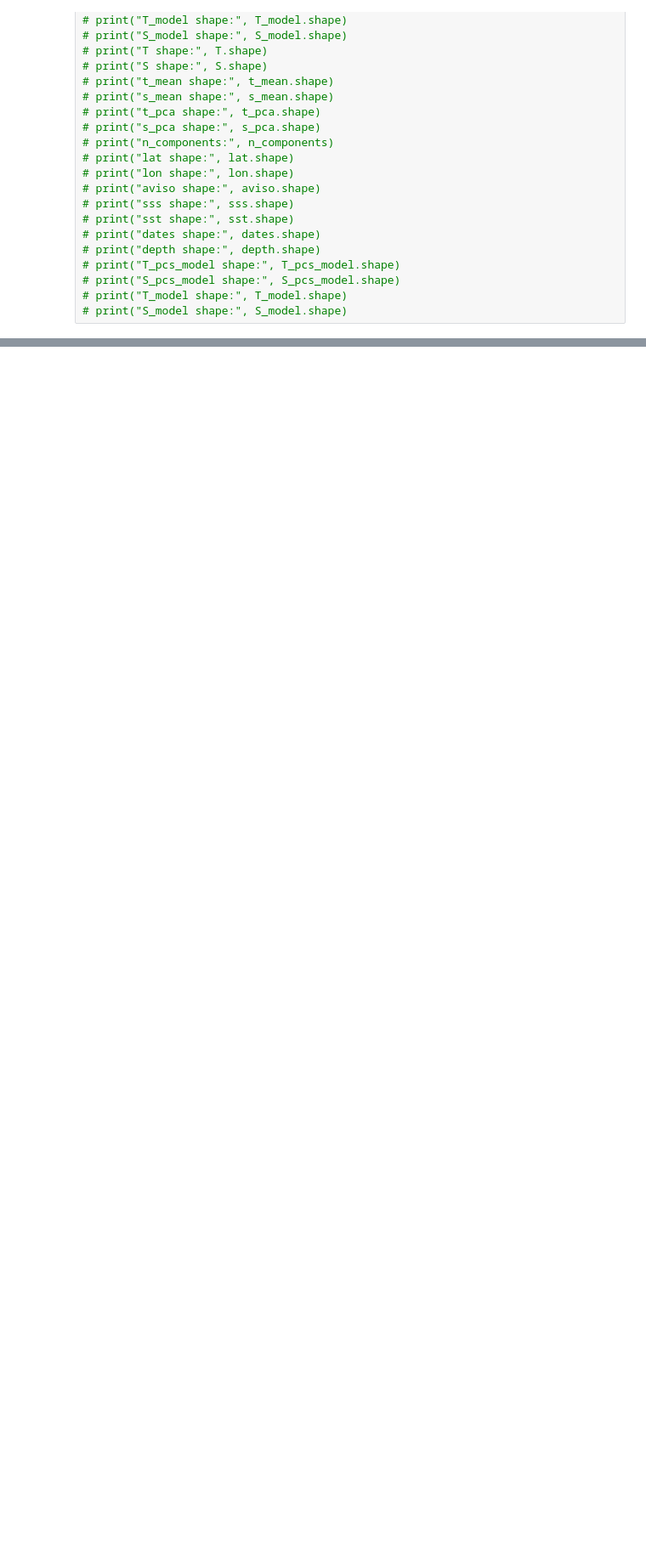
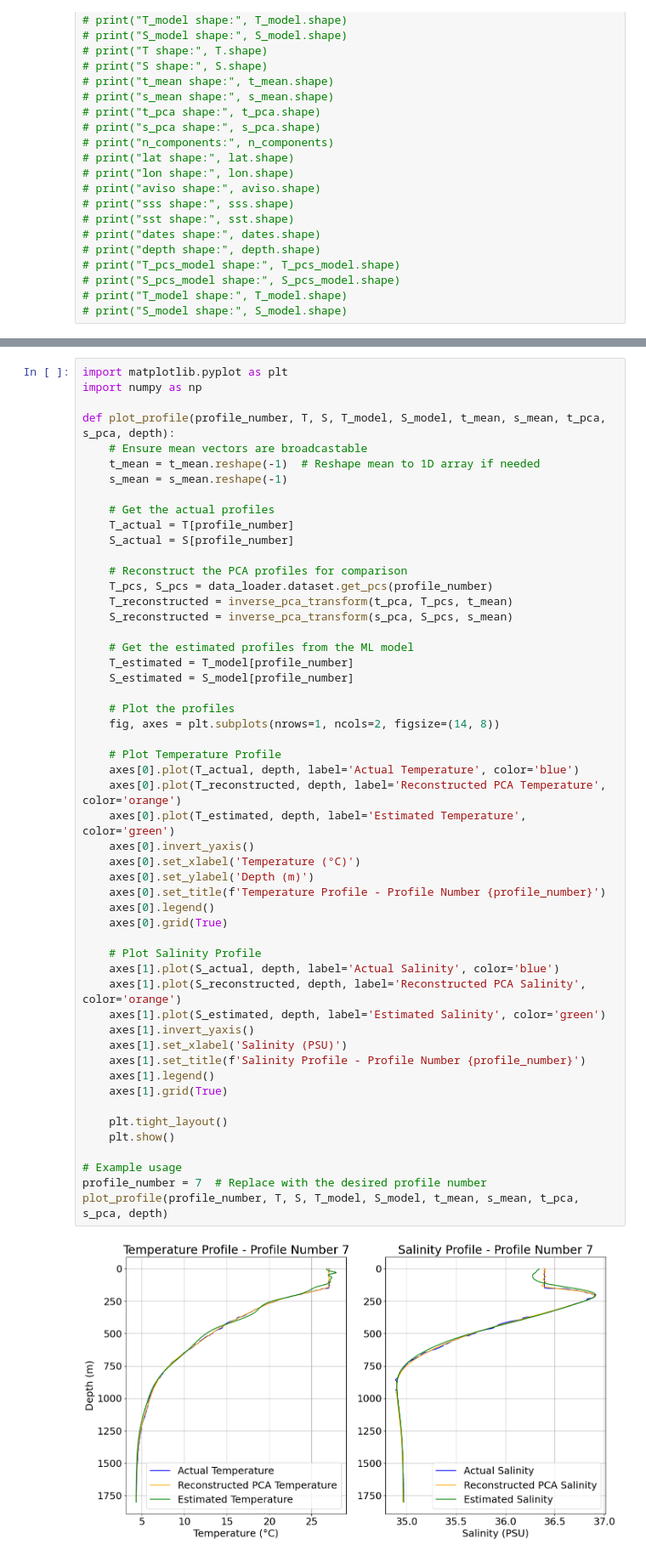
Before and after one commit to fsu-sc/ml_torch_templates, a Jupyter notebook: test.ipynb, the cells around one changed output, grey strips where cells are left out. Shown at 85% size. Cells and saved outputs as stored; diff of their text form; blank space fills up the shorter version.

```diff
--- a/test.ipynb
+++ b/test.ipynb
@@ -451,0 +467,54 @@ plot_rmse_maps(lon_bins, lat_bins, avg_nn_s_bias, num_prof_nn, "Salinity", "Bias
+# %%
+import matplotlib.pyplot as plt
+import numpy as np
+
+def plot_profile(profile_number, T, S, T_model, S_model, t_mean, s_mean, t_pca, s_pca, depth):
+    # Ensure mean vectors are broadcastable
+    t_mean = t_mean.reshape(-1)  # Reshape mean to 1D array if needed
+    s_mean = s_mean.reshape(-1)
+
+    # Get the actual profiles
+    T_actual = T[profile_number]
+    S_actual = S[profile_number]
+
+    # Reconstruct the PCA profiles for comparison
+    T_pcs, S_pcs = data_loader.dataset.get_pcs(profile_number)
+    T_reconstructed = inverse_pca_transform(t_pca, T_pcs, t_mean)
+    S_reconstructed = inverse_pca_transform(s_pca, S_pcs, s_mean)
+
+    # Get the estimated profiles from the ML model
+    T_estimated = T_model[profile_number]
+    S_estimated = S_model[profile_number]
+
+    # Plot the profiles
+    fig, axes = plt.subplots(nrows=1, ncols=2, figsize=(14, 8))
+
+    # Plot Temperature Profile
+    axes[0].plot(T_actual, depth, label='Actual Temperature', color='blue')
+    axes[0].plot(T_reconstructed, depth, label='Reconstructed PCA Temperature', color='orange')
+    axes[0].plot(T_estimated, depth, label='Estimated Temperature', color='green')
+    axes[0].invert_yaxis()
+    axes[0].set_xlabel('Temperature (°C)')
+    axes[0].set_ylabel('Depth (m)')
+    axes[0].set_title(f'Temperature Profile - Profile Number {profile_number}')
+    axes[0].legend()
+    axes[0].grid(True)
+
+    # Plot Salinity Profile
+    axes[1].plot(S_actual, depth, label='Actual Salinity', color='blue')
+    axes[1].plot(S_reconstructed, depth, label='Reconstructed PCA Salinity', color='orange')
+    axes[1].plot(S_estimated, depth, label='Estimated Salinity', color='green')
+    axes[1].invert_yaxis()
+    axes[1].set_xlabel('Salinity (PSU)')
+    axes[1].set_title(f'Salinity Profile - Profile Number {profile_number}')
+    axes[1].legend()
+    axes[1].grid(True)
+
+    plt.tight_layout()
+    plt.show()
+
+# Example usage
+profile_number = 7  # Replace with the desired profile number
+plot_profile(profile_number, T, S, T_model, S_model, t_mean, s_mean, t_pca, s_pca, depth)
+# %% [output]
+[figure, added]
```
Also changed, not shown: parts of 4 cells of this notebook, 12 other files.
